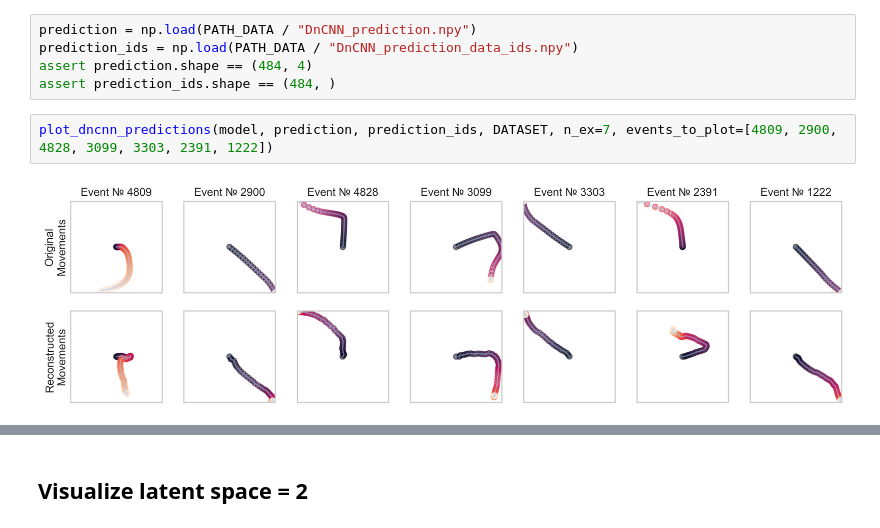
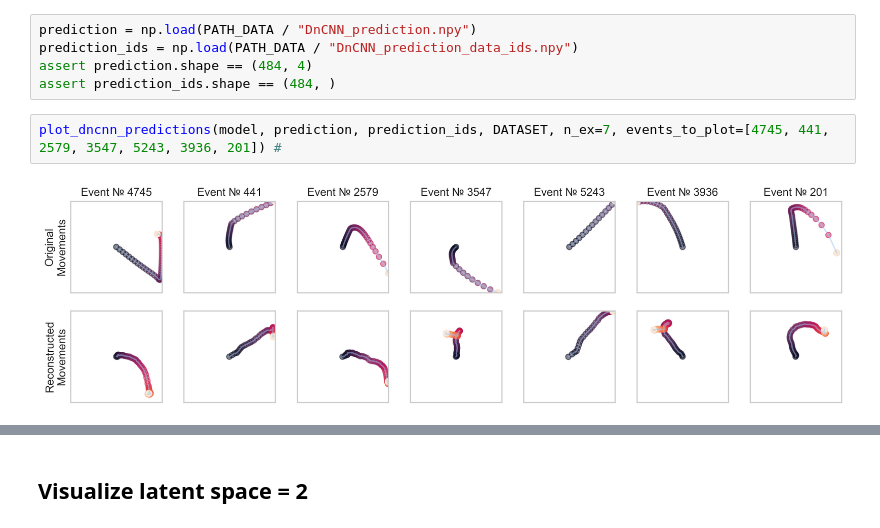
Before and after one commit to NevVerVer/Neuromatch_2022_EcoG_movements, a Jupyter notebook: models/reach_ae/construct_behavior_from_DnCNN_predictions.ipynb, the cells around one changed output, grey strips where cells are left out. Cells and saved outputs as stored; diff of their text form.

```diff
--- a/models/reach_ae/construct_behavior_from_DnCNN_predictions.ipynb
+++ b/models/reach_ae/construct_behavior_from_DnCNN_predictions.ipynb
@@ -56,9 +56,9 @@ prediction_ids = np.load(PATH_DATA / "DnCNN_prediction_data_ids.npy")
 assert prediction.shape == (484, 4)
 assert prediction_ids.shape == (484, )
 # %%
-plot_dncnn_predictions(model, prediction, prediction_ids, DATASET, n_ex=7, events_to_plot=[4809, 2900, 4828, 3099, 3303, 2391, 1222])
+plot_dncnn_predictions(model, prediction, prediction_ids, DATASET, n_ex=7, events_to_plot=[4745, 441, 2579, 3547, 5243, 3936, 201]) #
 # %% [output]
-[figure, old version]
+[figure, new version]
 # %%
 plot_dncnn_predictions(model, prediction, prediction_ids, DATASET, n_ex=6)
 # %% [output]
```
Also changed, not shown: parts of 2 cells of this notebook, 1 other file.
